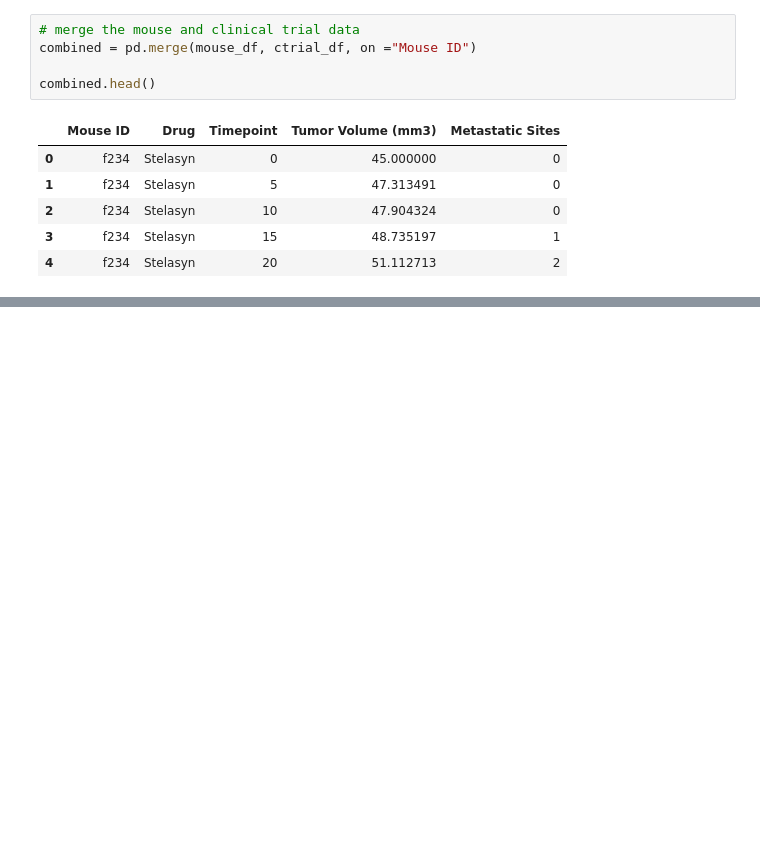
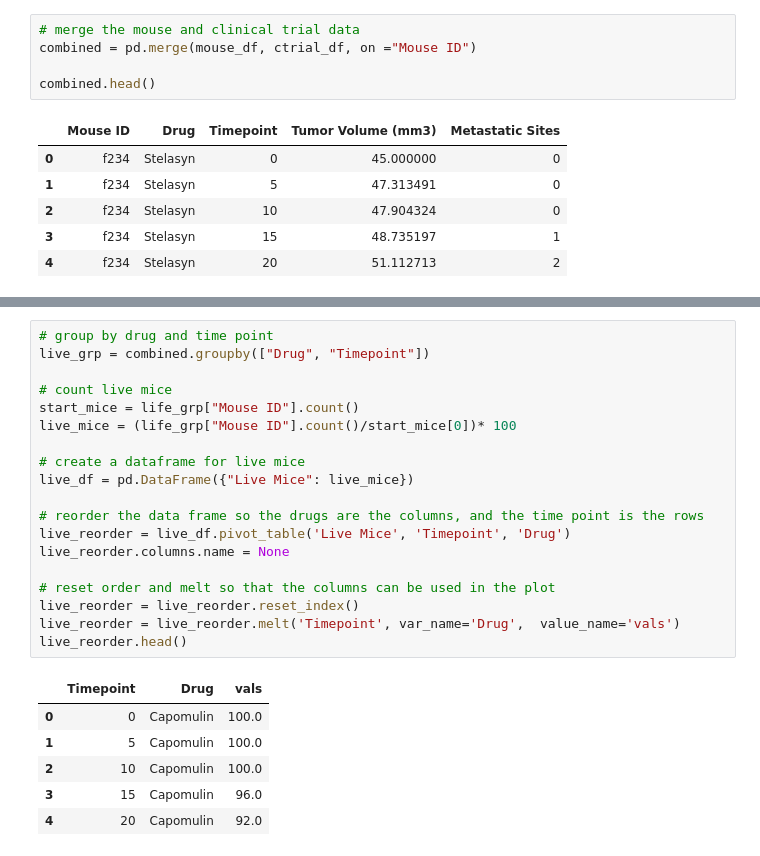
Before and after one commit to nblase22/the-power-of-plots, a Jupyter notebook: Pymaceuticals/Pymaceuticals.ipynb, the cells around one changed output, grey strips where cells are left out. Cells and saved outputs as stored; diff of their text form; blank space fills up the shorter version.

```diff
--- a/Pymaceuticals/Pymaceuticals.ipynb
+++ b/Pymaceuticals/Pymaceuticals.ipynb
@@ -91,0 +137,26 @@ plt.show()
+# %%
+# group by drug and time point
+live_grp = combined.groupby(["Drug", "Timepoint"])
+
+# count live mice
+start_mice = life_grp["Mouse ID"].count()
+live_mice = (life_grp["Mouse ID"].count()/start_mice[0])* 100
+
+# create a dataframe for live mice
+live_df = pd.DataFrame({"Live Mice": live_mice})
+
+# reorder the data frame so the drugs are the columns, and the time point is the rows
+live_reorder = live_df.pivot_table('Live Mice', 'Timepoint', 'Drug')
+live_reorder.columns.name = None
+
+# reset order and melt so that the columns can be used in the plot
+live_reorder = live_reorder.reset_index()
+live_reorder = live_reorder.melt('Timepoint', var_name='Drug',  value_name='vals')
+live_reorder.head()
+# %% [output]
+|  | Timepoint | Drug | vals |
+| 0 | 0 | Capomulin | 100.0 |
+| 1 | 5 | Capomulin | 100.0 |
+| 2 | 10 | Capomulin | 100.0 |
+| 3 | 15 | Capomulin | 96.0 |
+| 4 | 20 | Capomulin | 92.0 |
```
Also changed, not shown: parts of 5 cells of this notebook.
